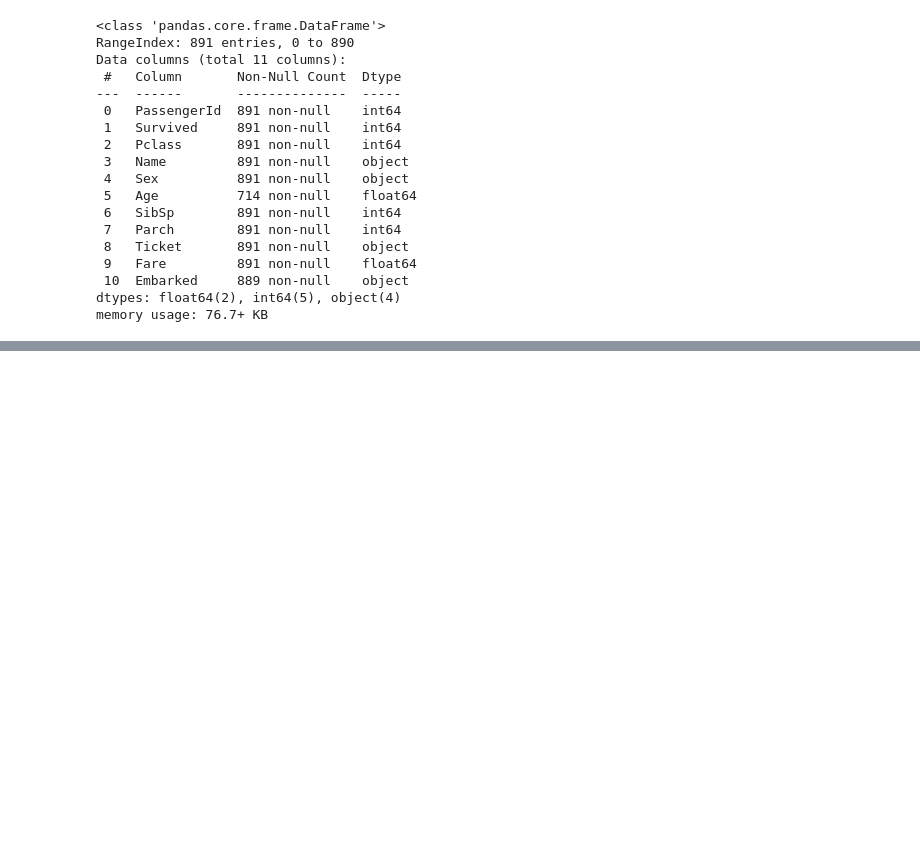
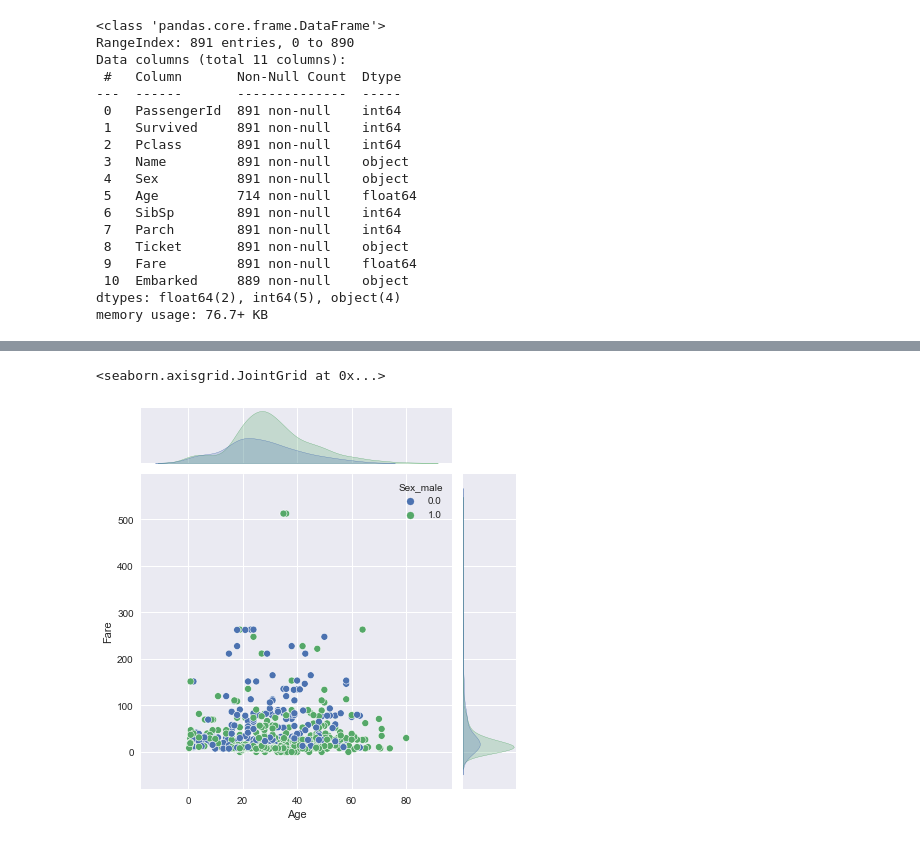
Before and after one commit to RJBraith/Classification-Practice, a Jupyter notebook: Titanic Dataset/Titanic_Notebook.ipynb, the cells around one changed output, grey strips where cells are left out. Saved outputs shown, nothing was run; the diff lists cells and outputs as text; code cells hidden in the pictures; blank space fills up the shorter version.

Commit message:
Update Titanic_Notebook.ipynb
Normalized data > KNN imputation for age > inverse transform normalized data

```diff
--- a/Titanic Dataset/Titanic_Notebook.ipynb
+++ b/Titanic Dataset/Titanic_Notebook.ipynb
@@ -76,0 +88,5 @@ memory usage: 76.7+ KB
+# %%
+data = data.drop(['Sex', 'Embarked', 'Name', 'Ticket'], axis= 1)
+data = pd.concat([data, dummies], axis= 1)
+
+data.head()
@@ -76,0 +100,6 @@ memory usage: 76.7+ KB
+# %%
+from sklearn.impute import KNNImputer
+from sklearn.preprocessing import MinMaxScaler
+
+scaler = MinMaxScaler()
+data = pd.DataFrame(scaler.fit_transform(data), columns = data.columns)
@@ -76,0 +115,5 @@ memory usage: 76.7+ KB
+# %%
+imputer = KNNImputer(n_neighbors=5)
+data = pd.DataFrame(imputer.fit_transform(data), columns= data.columns)
+
+data.isna().sum()
@@ -76,0 +132,3 @@ memory usage: 76.7+ KB
+# %%
+data = pd.DataFrame(scaler.inverse_transform(data), columns = data.columns)
+data.head()
@@ -76,0 +142,5 @@ memory usage: 76.7+ KB
+# %%
+sns.jointplot(data= data, x='Age', y= 'Fare', hue='Sex_male', kind='scatter')
+# %% [output]
+<seaborn.axisgrid.JointGrid at 0x...>
+[figure, added]
```
Also changed, not shown: parts of 5 cells of this notebook.
